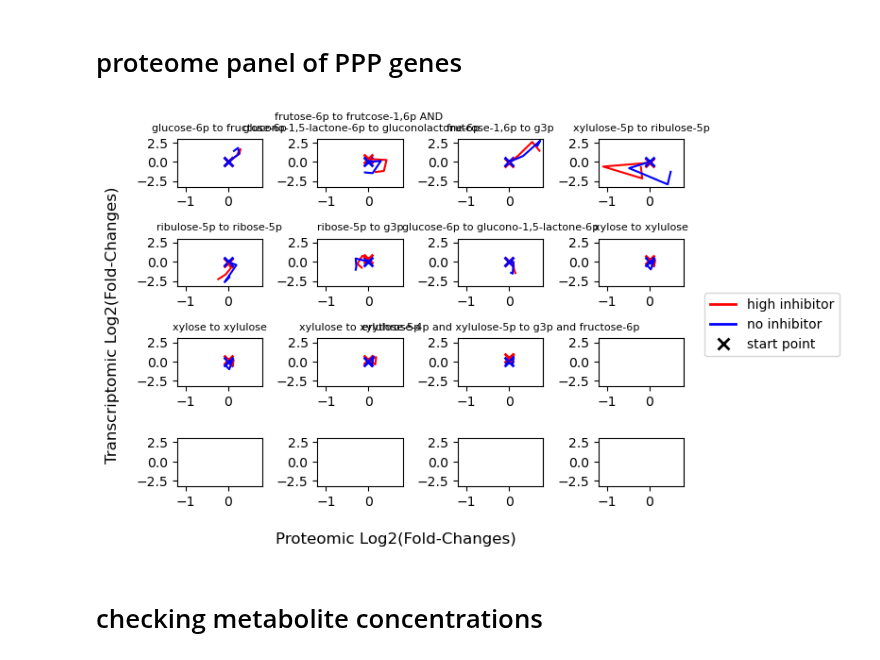
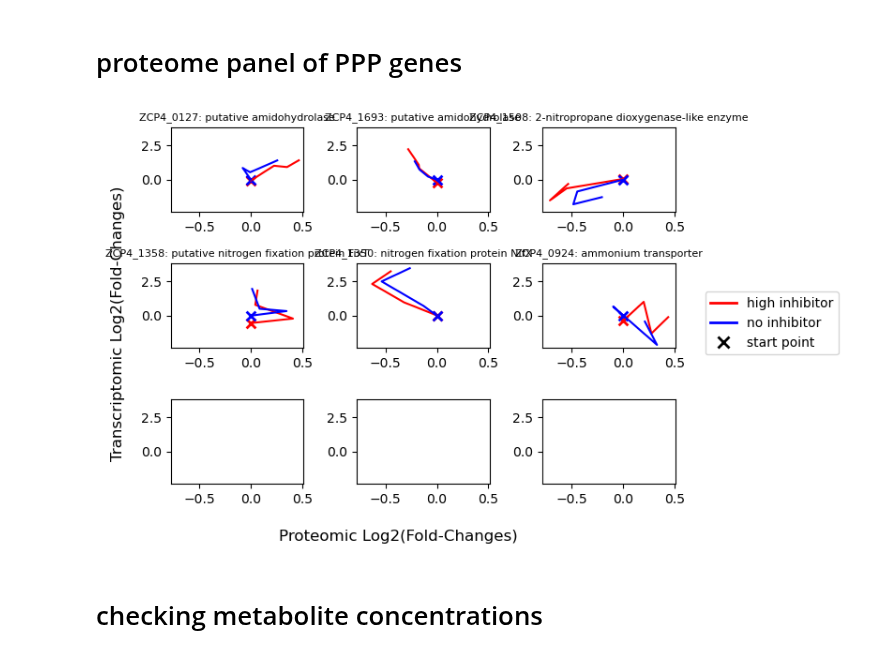
Before and after one commit to cristalzucsd/iModulonMiner, a Jupyter notebook: 5_characterize_iModulons/8_xylose_story.ipynb, the cells around one changed output. Saved outputs shown, nothing was run; the diff lists cells and outputs as text; code cells hidden in the pictures.

Commit message:
small additions to dap-seq plotting

```diff
--- a/5_characterize_iModulons/8_xylose_story.ipynb
+++ b/5_characterize_iModulons/8_xylose_story.ipynb
@@ -144,9 +144,9 @@ for col in col_opts:
 # %%
 # options
 nitrogen_genes = [
-    'ZCP4_1183', 'ZCP4_0790', 'ZCP4_0614', 'ZCP4_0397',
+    #'ZCP4_1183', 'ZCP4_0790', 'ZCP4_0614', 'ZCP4_0397',
     'ZCP4_0127', 'ZCP4_1693', 'ZCP4_1508', 'ZCP4_1358',
-    'ZCP4_1350'
+    'ZCP4_1350', 'ZCP4_0924'
 ]
 # pulled by looking at KEGG maps mostly
 PPP_genes = [
@@ -199,7 +199,7 @@ conversion_2 = {
 }
 # %%
 # settings
-plot_genes = PPP_genes
+plot_genes = nitrogen_genes
 
 size = math.ceil(len(plot_genes)**.5)
 fig, axs = plt.subplots(size,size)
@@ -233,7 +233,7 @@ for gene in plot_genes:
     if gene in gene_to_label:
         label = gene_to_label[gene]
     else:
-        label = ica_data.gene_table.loc[gene].gene_product
+        label = gene+': '+ica_data.gene_table.loc[gene].gene_product
     ax.set_title(label, fontsize = 8)
     ax.scatter(prot_changes.loc[order_1][0], gene_changes.loc[order_1][0], c = 'red', marker = 'x', lw = 2, s = 50)
     ax.scatter(prot_changes.loc[order_2][0], gene_changes.loc[order_2][0], c = 'blue', marker = 'x', lw = 2, s = 50)
@@ -248,34 +248,34 @@ for gene in plot_genes:
     if max(gene_changes.loc[order_1+order_2]) > max_y:
         max_y = max(gene_changes.loc[order_1+order_2])
 for ax in axs.flatten():
     ax.set_xlim([1.1*min_x, 1.1*max_x])
     ax.set_ylim([1.1*min_y, 1.1*max_y])
 
 fig.supxlabel('Proteomic Log2(Fold-Changes)')
 fig.supylabel('Transcriptomic Log2(Fold-Changes)')
 
 # Create custom legend elements using Line2D and Patch
 legend_handles = [
     Line2D([0], [0], color='red', lw=2, label='high inhibitor'),
     Line2D([0], [0], color='blue', lw=2, label='no inhibitor'),
     Line2D([0], [0], color='black', lw=0, marker='x', markersize=8, markeredgewidth=2, label='start point')
 ]
 patch = Patch(color='yellow', label='Custom Patch')  # Example of a patch in the legend
 
 # Combine the line and patch objects into a single legend
 fig.legend(handles = legend_handles, loc='center left', bbox_to_anchor=(1, 0.5))
 
 plt.tight_layout()
 plt.savefig('../figures/xylose_story_panel.pdf', transparent = True)
 plt.show()
 
 # create and save legend
 plt.figure()
 plt.legend(handles = legend_handles, loc='center')
 plt.savefig('../figures/xylose_story_panel_legend.pdf', transparent = True)
 plt.close()
 # %% [output]
-[figure, old version]
+[figure, new version]
 # %% [markdown]
 # checking metabolite concentrations
 # %%
```
Also changed, not shown: 4 other files.
